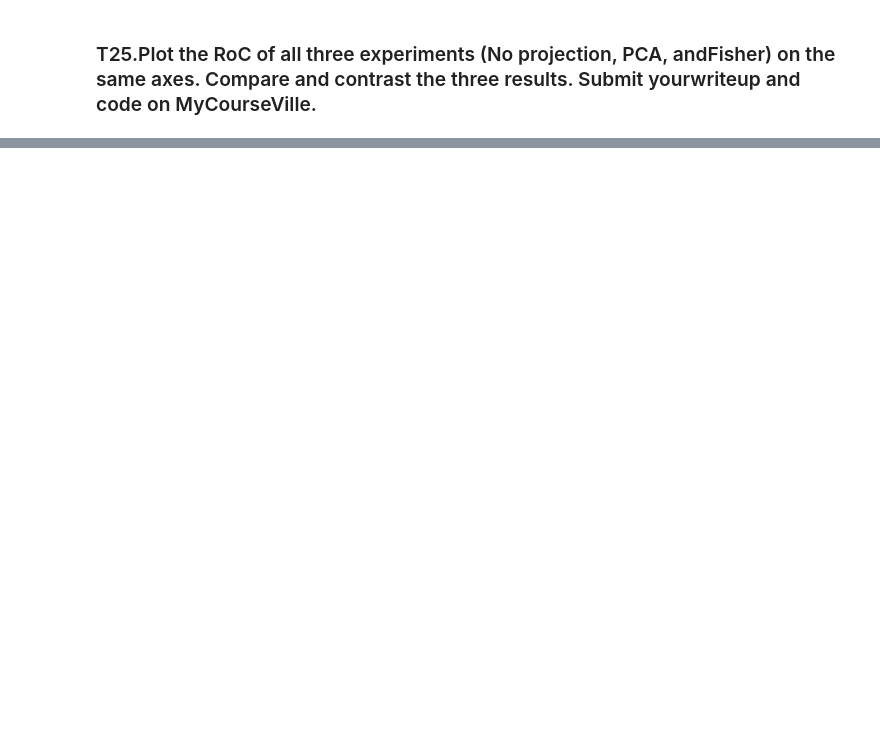
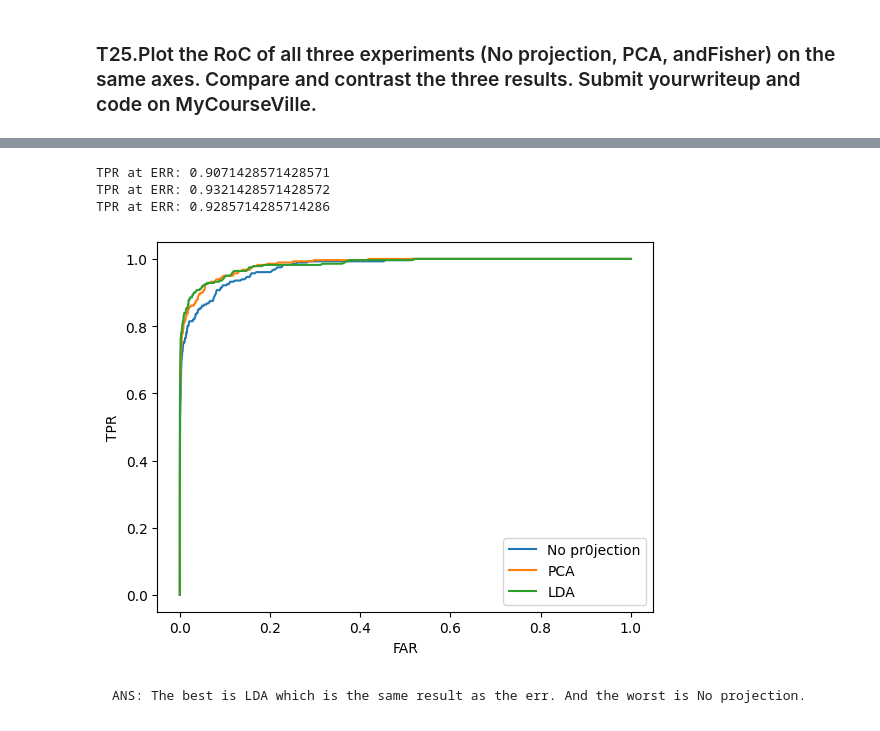
Before and after one commit to GnuBurn/PatternReg, a Jupyter notebook: Hw3/HW3_Fisherfaces(student).ipynb, the cells around one changed output, grey strips where cells are left out. Cells and saved outputs as stored; diff of their text form; code cells hidden in the pictures; blank space fills up the shorter version.

```diff
--- a/Hw3/HW3_Fisherfaces(student).ipynb
+++ b/Hw3/HW3_Fisherfaces(student).ipynb
@@ -650,0 +762,17 @@ n_dim = ...
+# %%
+# INSERT CODE HERE
+no_matrix = generate_similarity_matrix(T, D)
+pca_matrix = generate_similarity_matrix(T_pca, D_pca)
+lda_matrix = generate_similarity_matrix(T_lda, D_lda)
+plot_roc(no_matrix, show=False, label="No pr0jection")
+plot_roc(pca_matrix, show=False, label="PCA")
+plot_roc(lda_matrix, show=False, label="LDA")
+plt.legend()
+plt.show()
+# %% [output]
+TPR at ERR: 0.9071428571428571
+TPR at ERR: 0.9321428571428572
+TPR at ERR: 0.9285714285714286
+[figure, added]
+# %% [markdown]
+    ANS: The best is LDA which is the same result as the err. And the worst is No projection.
```
Also changed, not shown: parts of 35 cells of this notebook, 1 other file.
